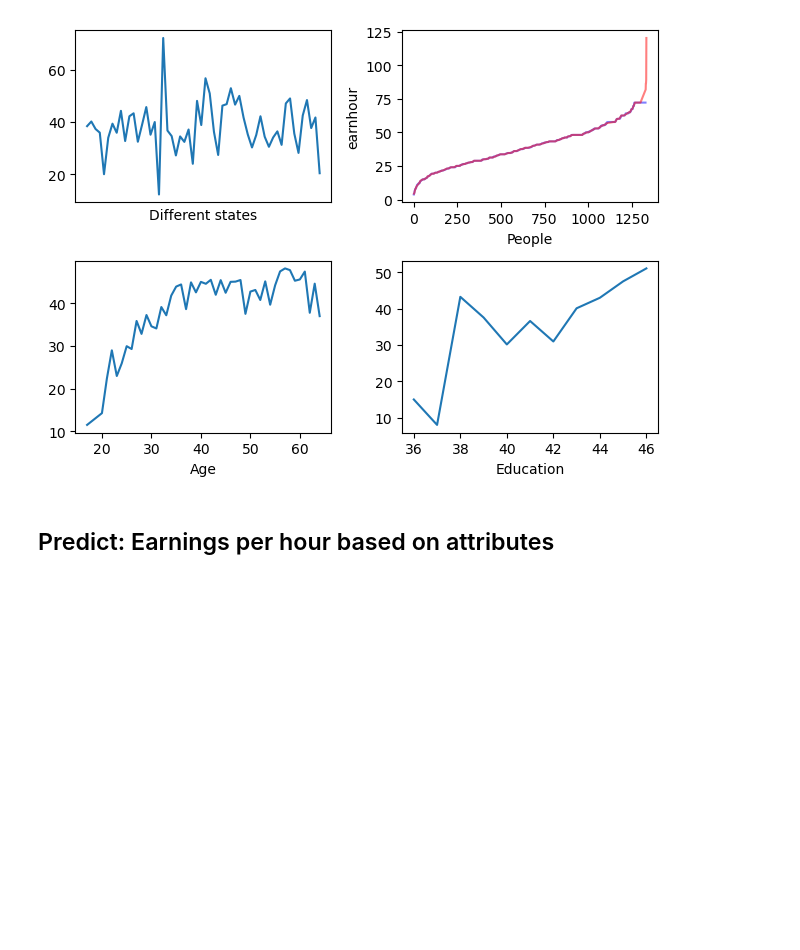
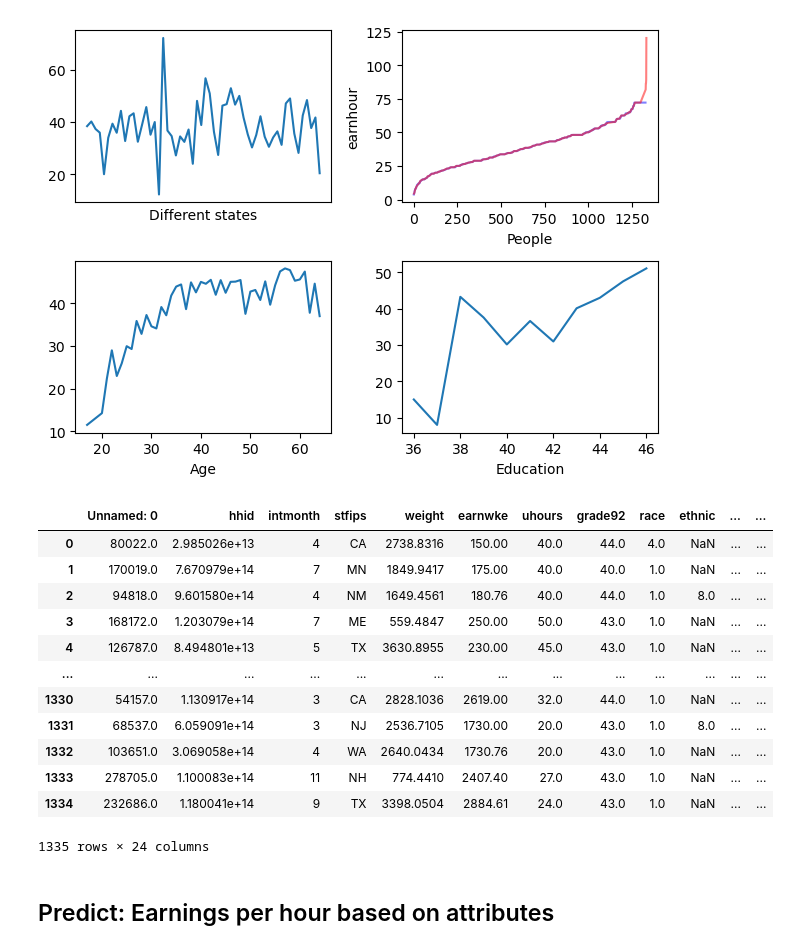
Before and after one commit to me9hanics/DA3-phdma, a Jupyter notebook: Assignment1/assignment.ipynb, the cells around one changed output. Drawn from its saved outputs; the diff is of its cells as text; code cells hidden in the pictures; blank space fills up the shorter version.

Commit message:
Add evaluation values

```diff
--- a/Assignment1/assignment.ipynb
+++ b/Assignment1/assignment.ipynb
@@ -115,5 +117,29 @@ axes[1,1].set_xlabel('Education')
 fig.tight_layout()
 # %% [output]
 [figure]
+# %%
+# Turn categorical variable into numerical, but to do it in a logical way, assert values in an increasing mean order
+
+qf =(sorted.groupby('state')["earnhour"].mean()).sort_values()
+sorted["state"] = softdev["state"].replace(qf.index, range(0, len(qf.index)))
+qf =(sorted.groupby('ind02')["earnhour"].mean()).sort_values()
+sorted["ind02"] = softdev["ind02"].replace(qf.index, range(0, len(qf.index)))
+qf =(sorted.groupby('prcitshp')["earnhour"].mean()).sort_values()
+sorted["prcitshp"] = softdev["prcitshp"].replace(qf.index, range(0, len(qf.index)));
+sorted
+# %% [output]
+|  | Unnamed: 0 | hhid | intmonth | stfips | weight | earnwke | uhours | grade92 | race | ethnic | ... | ... |
+| 0 | 80022.0 | 2.985026e+13 | 4 | CA | 2738.8316 | 150.00 | 40.0 | 44.0 | 4.0 | NaN | ... | ... |
+| 1 | 170019.0 | 7.670979e+14 | 7 | MN | 1849.9417 | 175.00 | 40.0 | 40.0 | 1.0 | NaN | ... | ... |
+| 2 | 94818.0 | 9.601580e+14 | 4 | NM | 1649.4561 | 180.76 | 40.0 | 44.0 | 1.0 | 8.0 | ... | ... |
+| 3 | 168172.0 | 1.203079e+14 | 7 | ME | 559.4847 | 250.00 | 50.0 | 43.0 | 1.0 | NaN | ... | ... |
+| 4 | 126787.0 | 8.494801e+13 | 5 | TX | 3630.8955 | 230.00 | 45.0 | 43.0 | 1.0 | NaN | ... | ... |
+| ... | ... | ... | ... | ... | ... | ... | ... | ... | ... | ... | ... | ... |
+| 1330 | 54157.0 | 1.130917e+14 | 3 | CA | 2828.1036 | 2619.00 | 32.0 | 44.0 | 1.0 | NaN | ... | ... |
+| 1331 | 68537.0 | 6.059091e+14 | 3 | NJ | 2536.7105 | 1730.00 | 20.0 | 43.0 | 1.0 | 8.0 | ... | ... |
+| 1332 | 103651.0 | 3.069058e+14 | 4 | WA | 2640.0434 | 1730.76 | 20.0 | 43.0 | 1.0 | NaN | ... | ... |
+| 1333 | 278705.0 | 1.100083e+14 | 11 | NH | 774.4410 | 2407.40 | 27.0 | 43.0 | 1.0 | NaN | ... | ... |
+| 1334 | 232686.0 | 1.180041e+14 | 9 | TX | 3398.0504 | 2884.61 | 24.0 | 43.0 | 1.0 | NaN | ... | ... |
+1335 rows × 24 columns
 # %% [markdown]
 ## Predict: Earnings per hour based on attributes
```
Also changed, not shown: parts of 6 cells of this notebook.
